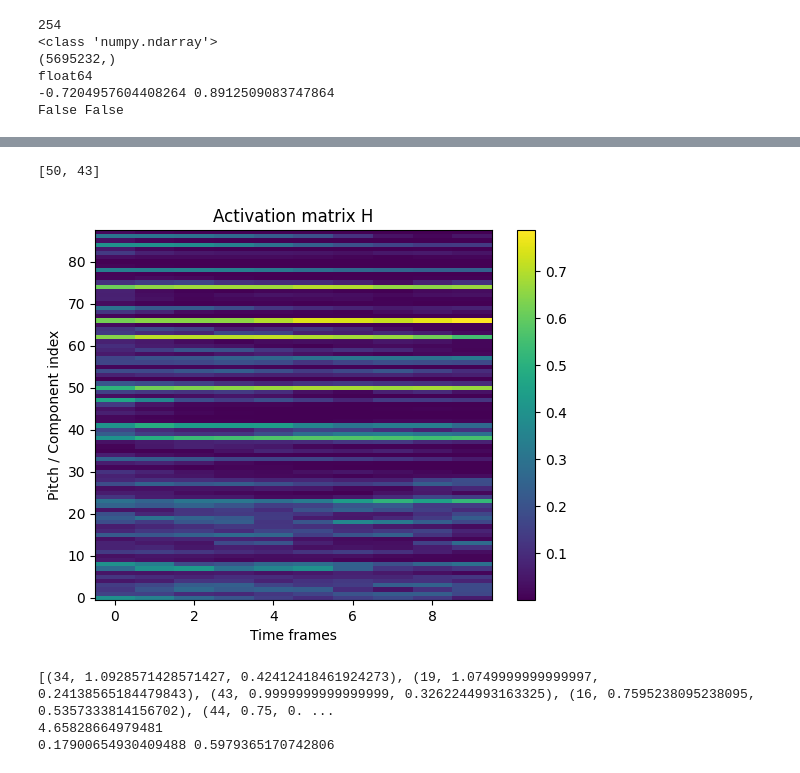
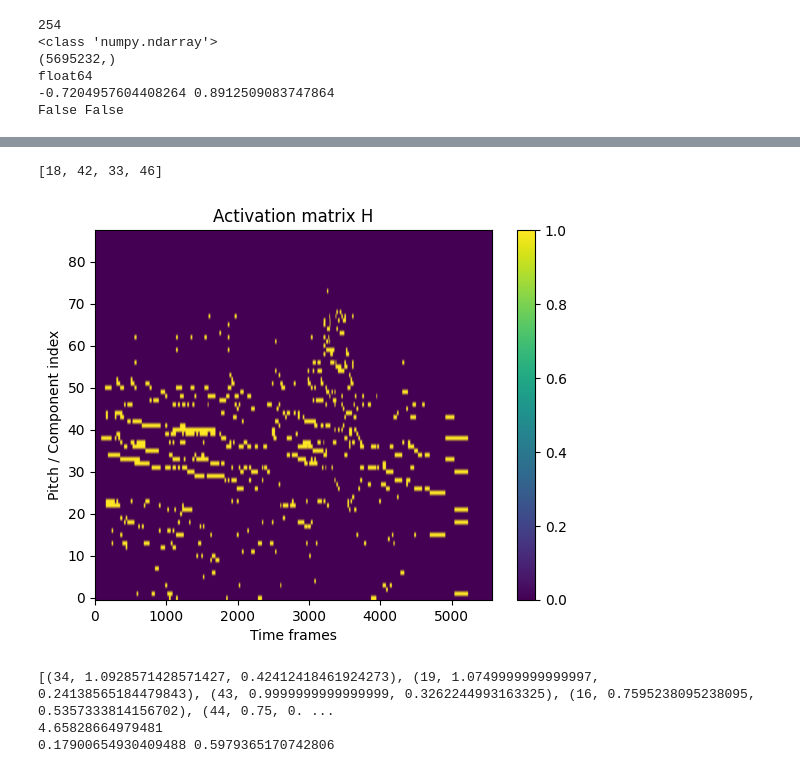
Before and after one commit to bierml/NMFforAMT, a Jupyter notebook: Experimental/Music_Transcribing[NMF].ipynb, the cells around one changed output, grey strips where cells are left out. Cells and saved outputs as stored; diff of their text form; code cells hidden in the pictures.

```diff
--- a/Experimental/Music_Transcribing[NMF].ipynb
+++ b/Experimental/Music_Transcribing[NMF].ipynb
@@ -429,7 +429,7 @@ def top_k_indices(v, k):
 def pitch_harmonics(p):
   r = [p+12,p+19,p+24,p+28,p+31,p+34,p+36]
   return [m for m in r if m <= 87]
-def transcribe_frame(fr,thr=0.5):
+def transcribe_frame(fr,thr=0.25):
   frn = fr.copy()
   peaks = [int(p) for p in top_k_indices(fr,20)]
   #peaks = [int(p) for p in range(88) if fr[p] > 0.25]
@@ -482,38 +482,52 @@ def transcribe_onset(m):
   #print(st[ap[0]],st[ap[1]])
   #return ap
   #print(st[ap[0]],st[ap[1]])
+  #print(st)
   return r
+def transcribe_H(Y,os):
+  tr = np.zeros(Y.shape)
+  for idx in range(len(os)-1):
+    nts = transcribe_onset(Y[:,os[idx]:os[idx]+10])
+    for n in nts:
+      tr[n,os[idx]:os[idx]+10] = 1
+    for i in range(os[idx]+10,os[idx+1]):
+      for n in nts:
+        if(np.max(tr[n,i-4:i+4])>0.5):
+          tr[n,i] = 1
+  return tr
+
 def pitch_energy(fp,p):
   en = 0
   en_t = np.sum(np.square(fp))
   h = pitch_harmonics(p)
   h = [m for m in h if m <= 87]
   #print(h)
   for l in h:
     en += fp[l]**2
   #print(en)
   return float(en/en_t)
   #return en[0,0]
 #print(transcribe_frame(H_m[:,1]))
-print(transcribe_onset(Y[:,152:162]))
+print(transcribe_onset(Y[:,479:489]))
 #print(transcribe_frame(Y[:,152]))
 #print(Y[38,203],Y[39,203])
 
-
+trscrptn = transcribe_H(Y,onsets)
 import matplotlib.pyplot as plt
 plt.figure()
 #plt.imshow(H_v, aspect='auto', origin='lower')
 #plt.imshow(Y[:,140:160], aspect='auto', origin='lower')
-plt.imshow(Y[:,140:150], aspect='auto', origin='lower')
+#plt.imshow(Y[:,479:489], aspect='auto', origin='lower')
+plt.imshow(trscrptn, aspect='auto', origin='lower')
 #plt.imshow(Y, aspect='auto', origin='lower')
 plt.colorbar()
 plt.title("Activation matrix H")
 plt.xlabel("Time frames")
 plt.ylabel("Pitch / Component index")
 plt.show()
 # %% [output]
-[50, 43]
+[18, 42, 33, 46]
-[figure, old version]
+[figure, new version]
 # %%
 def pitch_energy(fp,p):
   en = 0
```
Also changed, not shown: parts of 5 cells of this notebook, 1 other file.
